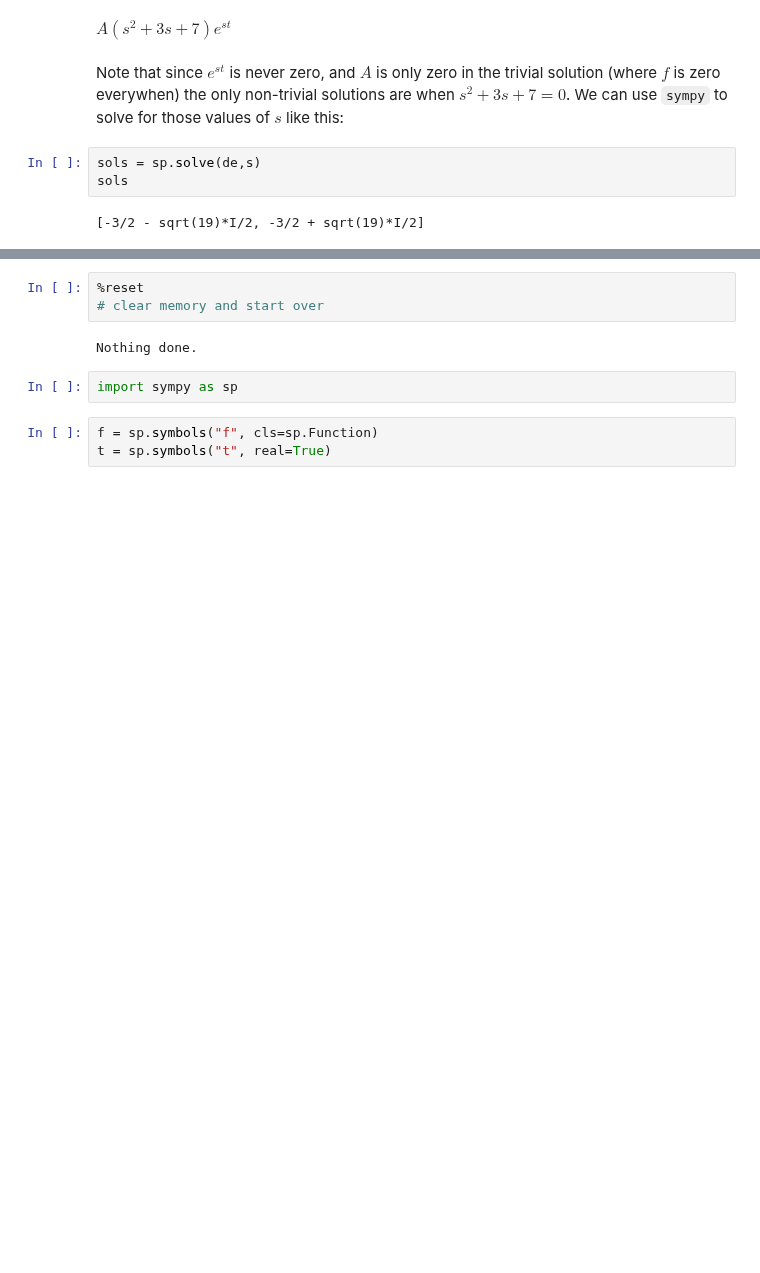
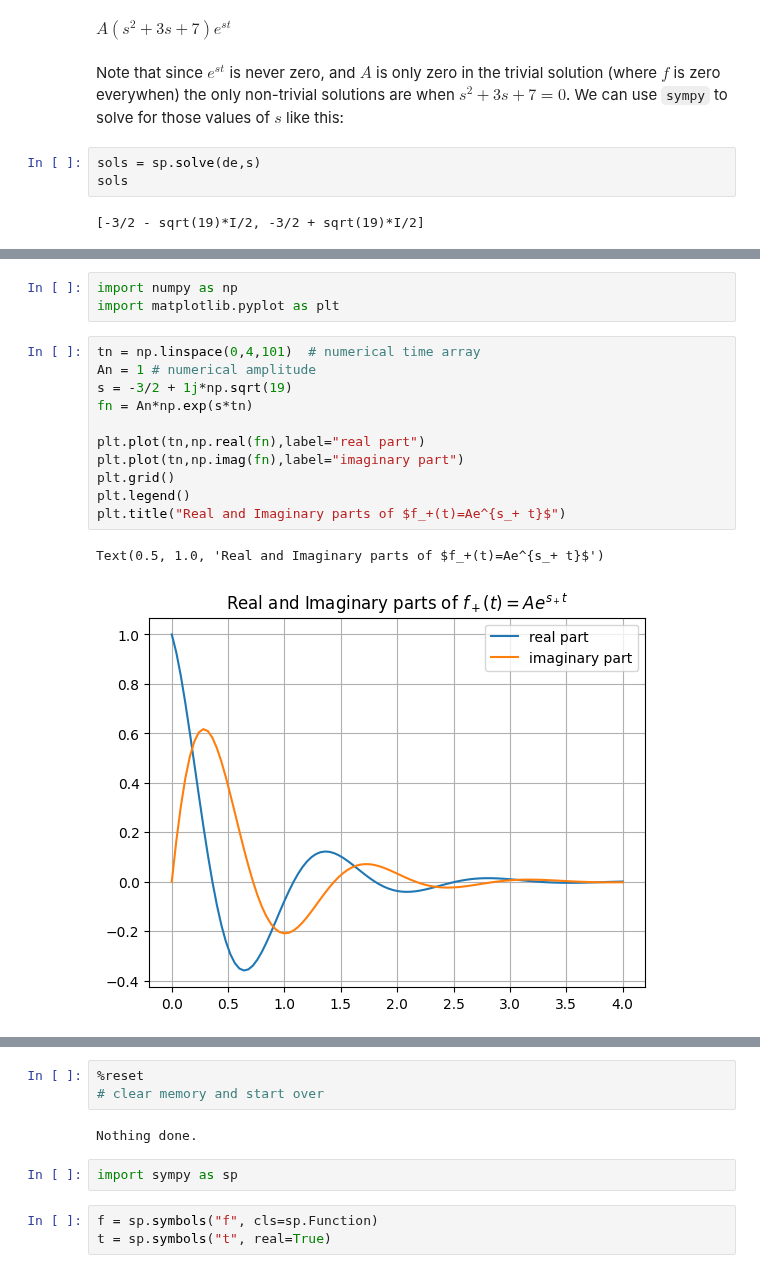
Before and after one commit to 201820-SWEN-230/MATH-330-Activities, a Jupyter notebook: Activity3_HigherOrderSystems.ipynb, the cells around one changed output, grey strips where cells are left out. Saved outputs shown, nothing was run; the diff lists cells and outputs as text; blank space fills up the shorter version.

```diff
--- a/Activity3_HigherOrderSystems.ipynb
+++ b/Activity3_HigherOrderSystems.ipynb
@@ -72,0 +74,17 @@ sp.plot(sp.re(f.subs(s,sols[0]).subs(A,1)),(t,0,5))
+# %%
+import numpy as np
+import matplotlib.pyplot as plt
+# %%
+tn = np.linspace(0,4,101)  # numerical time array
+An = 1 # numerical amplitude
+s = -3/2 + 1j*np.sqrt(19)
+fn = An*np.exp(s*tn)
+
+plt.plot(tn,np.real(fn),label="real part")
+plt.plot(tn,np.imag(fn),label="imaginary part")
+plt.grid()
+plt.legend()
+plt.title("Real and Imaginary parts of $f_+(t)=Ae^{s_+ t}$")
+# %% [output]
+Text(0.5, 1.0, 'Real and Imaginary parts of $f_+(t)=Ae^{s_+ t}$')
+[figure, added]
```
Also changed, not shown: parts of 24 cells of this notebook.
